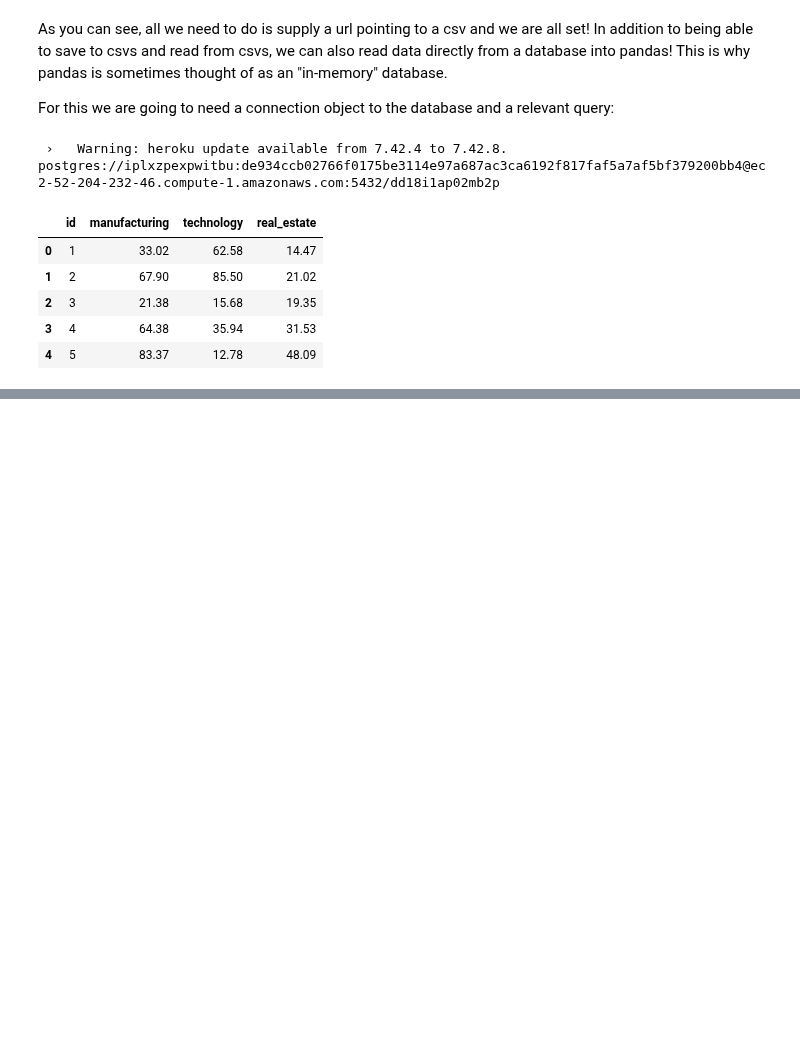
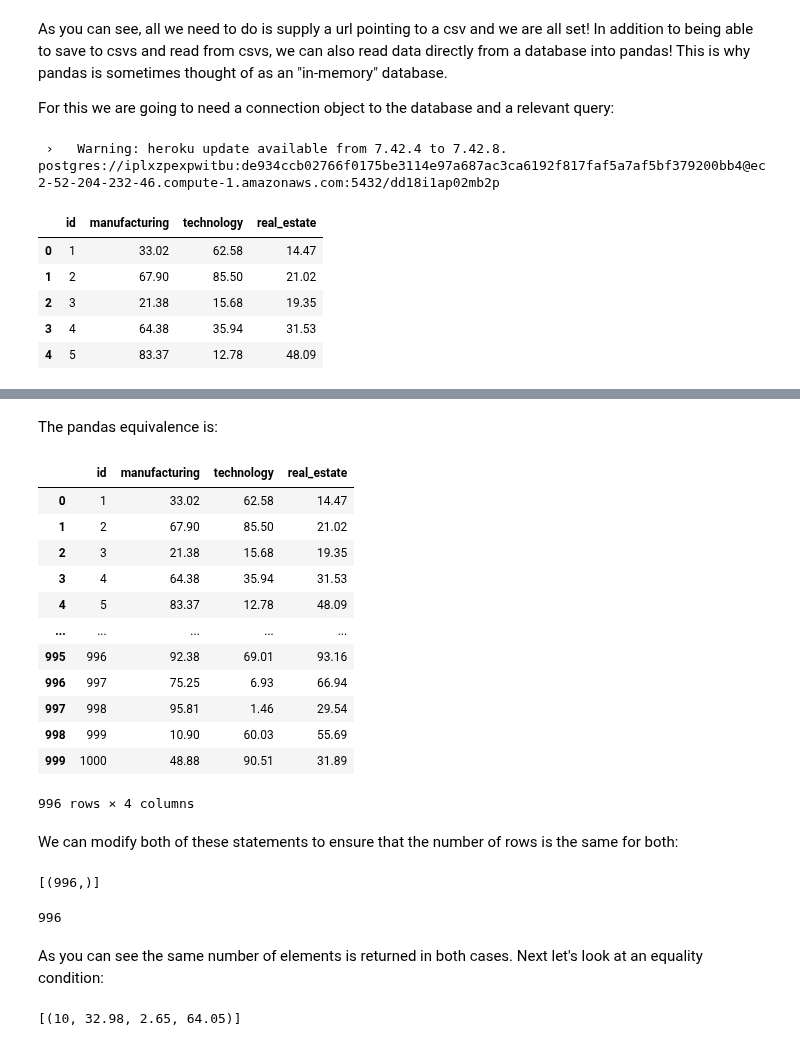
Before and after one commit to EricSchles/datascience_book, a Jupyter notebook: intro_to_python/pandas_basics/Pandas Basics.ipynb, the cells around one changed output, grey strips where cells are left out. Drawn from its saved outputs; the diff is of its cells as text; code cells hidden in the pictures; blank space fills up the shorter version.

```diff
--- a/intro_to_python/pandas_basics/Pandas Basics.ipynb
+++ b/intro_to_python/pandas_basics/Pandas Basics.ipynb
@@ -224,0 +354,36 @@ sql_table_df.head()
+# %% [markdown]
+The pandas equivalence is:
+# %%
+sql_table_df[
+    sql_table_df["manufacturing"] > 0.3
+]
+# %% [output]
+|  | id | manufacturing | technology | real_estate |
+| 0 | 1 | 33.02 | 62.58 | 14.47 |
+| 1 | 2 | 67.90 | 85.50 | 21.02 |
+| 2 | 3 | 21.38 | 15.68 | 19.35 |
+| 3 | 4 | 64.38 | 35.94 | 31.53 |
+| 4 | 5 | 83.37 | 12.78 | 48.09 |
+| ... | ... | ... | ... | ... |
+| 995 | 996 | 92.38 | 69.01 | 93.16 |
+| 996 | 997 | 75.25 | 6.93 | 66.94 |
+| 997 | 998 | 95.81 | 1.46 | 29.54 |
+| 998 | 999 | 10.90 | 60.03 | 55.69 |
+| 999 | 1000 | 48.88 | 90.51 | 31.89 |
+996 rows × 4 columns
+# %% [markdown]
+We can modify both of these statements to ensure that the number of rows is the same for both:
+# %%
+engine.execute("SELECT COUNT(*) FROM public.table WHERE manufacturing>0.3;").fetchall()
+# %% [output]
+[(996,)]
+# %%
+sql_table_df[sql_table_df["manufacturing"] > 0.3].shape[0]
+# %% [output]
+996
+# %% [markdown]
+As you can see the same number of elements is returned in both cases.  Next let's look at an equality condition:
+# %%
+engine.execute("SELECT * FROM public.table WHERE id=10;").fetchall()
+# %% [output]
+[(10, 32.98, 2.65, 64.05)]
```
Also changed, not shown: parts of 41 cells of this notebook.
